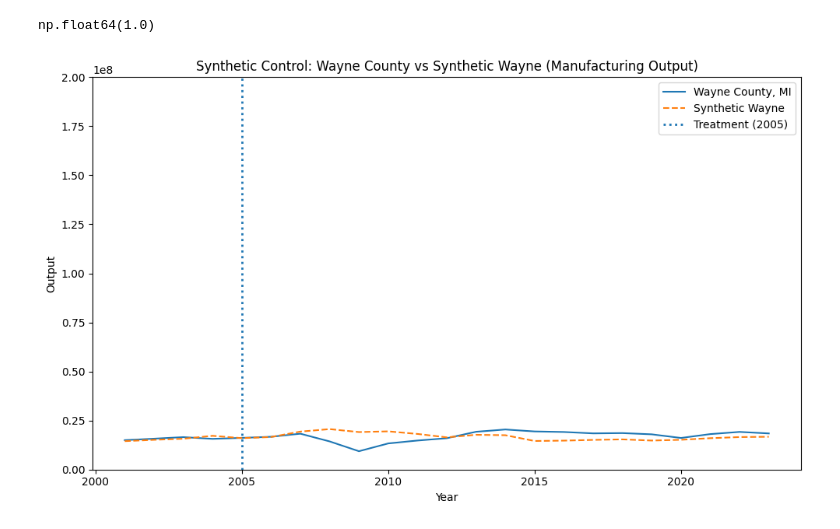
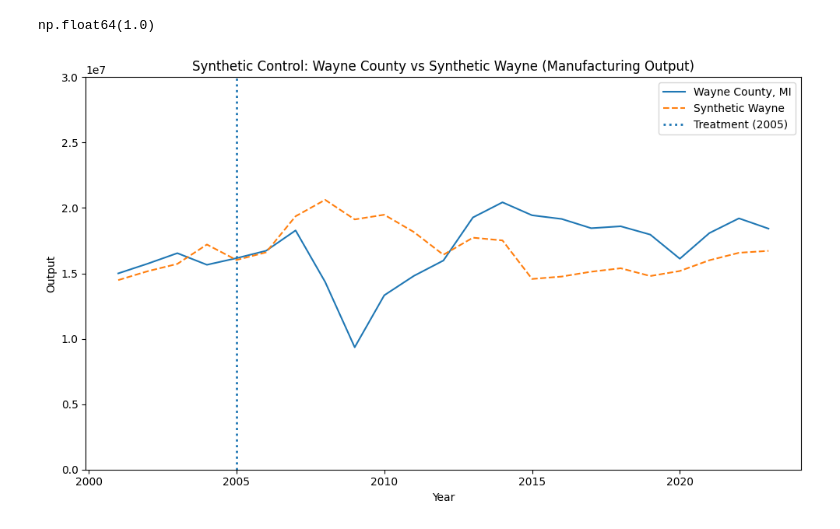
Before and after one commit to wren17/epa_greenbook_project, a Jupyter notebook: analysis.ipynb, the cells around one changed output. Cells and saved outputs as stored; diff of their text form; code cells hidden in the pictures.

Commit message:
synthetic control

```diff
--- a/analysis.ipynb
+++ b/analysis.ipynb
@@ -526,35 +577,36 @@ np.float64(1.0)
 # %%
 X0_panel = (
     hubs_gdp.query('GeoName != "Wayne, MI"')
           .pivot(index="year", columns="GeoName")["Manufacturing"]
           .sort_index()
 )
 
 X0_panel = X0_panel[X0_names]
 
 wayne_synth = X0_panel.values.dot(wayne_weights)
 
 wayne_actual = (
     hubs_gdp[hubs_gdp["GeoName"] == "Wayne, MI"]
     .sort_values("year")
     .set_index("year")["Manufacturing"]
 )
 
 years = X0_panel.index
+
+# Plot the results
+
+plt.figure(figsize=(10, 6))
+plt.plot(wayne_actual.index, wayne_actual.values, label="Wayne County, MI")
+plt.plot(years, wayne_synth, label="Synthetic Wayne", linestyle="--")
+
+plt.vlines(x=2005, ymin=0, ymax=2e8, linestyle=":", lw=2, label="Treatment (2005)")
+plt.ylim(0, .3e8)
+
+plt.ylabel("Output")
+plt.xlabel("Year")
+plt.title("Synthetic Control: Wayne County vs Synthetic Wayne (Manufacturing Output)")
+plt.legend()
+plt.tight_layout()
+plt.show()
+# %% [output]
+[figure, added]
-# %%
-plt.figure(figsize=(10, 6))
-
-plt.plot(wayne_actual.index, wayne_actual.values, label="Wayne County, MI")
-plt.plot(years, wayne_synth, label="Synthetic Wayne", linestyle="--")
-
-plt.vlines(x=2005, ymin=0, ymax=2e8, linestyle=":", lw=2, label="Treatment (2005)")
-plt.ylim(0, 2e8)
-
-plt.ylabel("Output")
-plt.xlabel("Year")
-plt.title("Synthetic Control: Wayne County vs Synthetic Wayne (Manufacturing Output)")
-plt.legend()
-plt.tight_layout()
-plt.show()
-# %% [output]
-[figure, removed]
```
Also changed, not shown: parts of 7 cells of this notebook.
